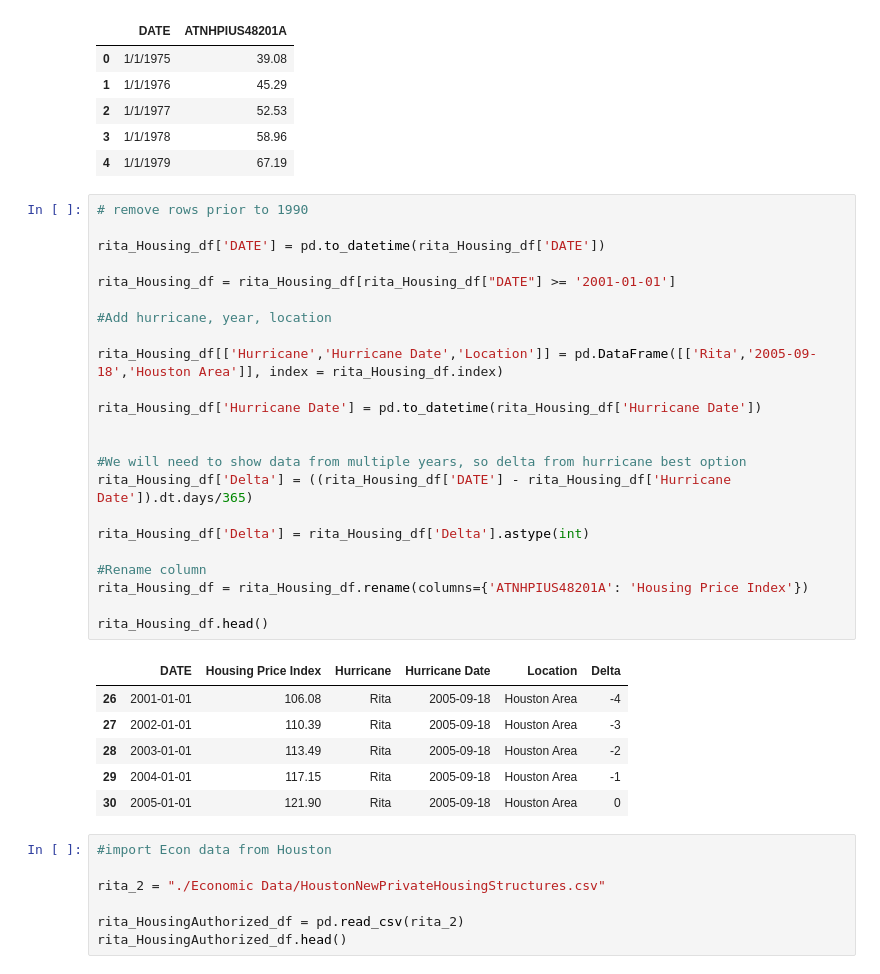
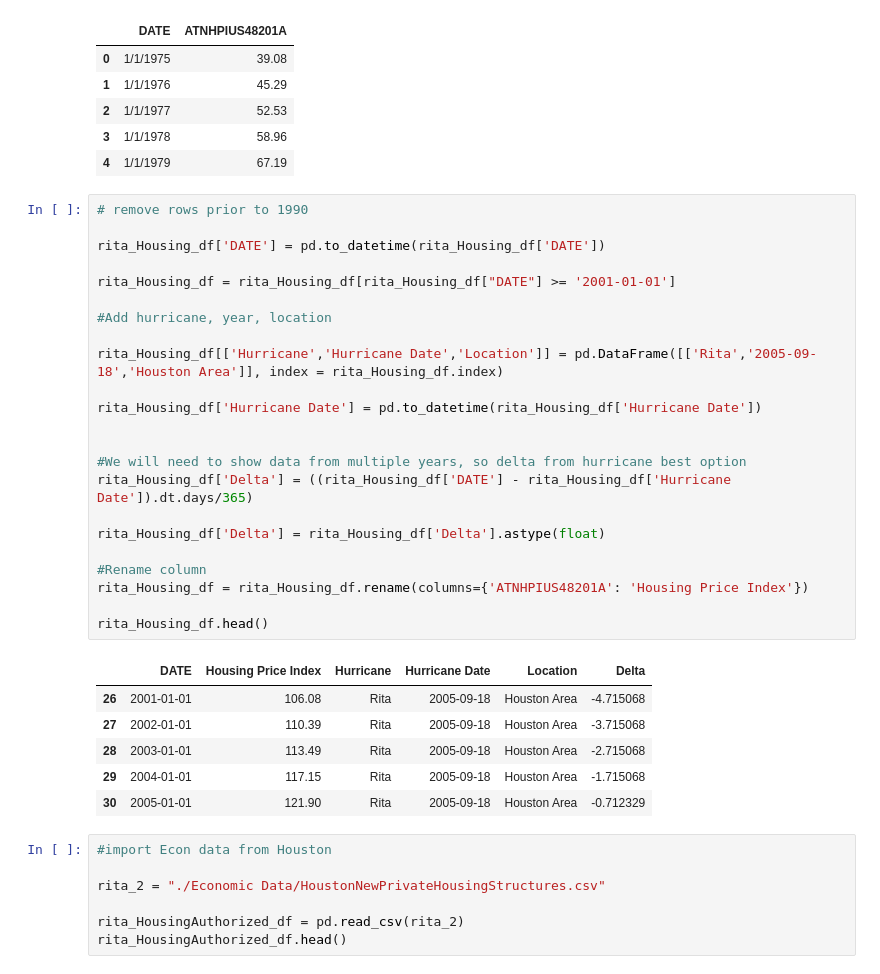
Before and after one commit to mchrzanowski27/Project1, a Jupyter notebook: Project 1 Data Rita.ipynb, the cells around one changed output. Drawn from its saved outputs; the diff is of its cells as text.

```diff
--- a/Project 1 Data Rita.ipynb
+++ b/Project 1 Data Rita.ipynb
@@ -22,33 +22,33 @@ rita_Housing_df.head()
 # %%
 # remove rows prior to 1990
 
 rita_Housing_df['DATE'] = pd.to_datetime(rita_Housing_df['DATE'])
 
 rita_Housing_df = rita_Housing_df[rita_Housing_df["DATE"] >= '2001-01-01']
 
 #Add hurricane, year, location
 
 rita_Housing_df[['Hurricane','Hurricane Date','Location']] = pd.DataFrame([['Rita','2005-09-18','Houston Area']], index = rita_Housing_df.index)
 
 rita_Housing_df['Hurricane Date'] = pd.to_datetime(rita_Housing_df['Hurricane Date'])
 
 
 #We will need to show data from multiple years, so delta from hurricane best option
 rita_Housing_df['Delta'] = ((rita_Housing_df['DATE'] - rita_Housing_df['Hurricane Date']).dt.days/365)
 
-rita_Housing_df['Delta'] = rita_Housing_df['Delta'].astype(int)
+rita_Housing_df['Delta'] = rita_Housing_df['Delta'].astype(float)
 
 #Rename column
 rita_Housing_df = rita_Housing_df.rename(columns={'ATNHPIUS48201A': 'Housing Price Index'})
 
 rita_Housing_df.head()
 # %% [output]
 |  | DATE | Housing Price Index | Hurricane | Hurricane Date | Location | Delta |
-| 26 | 2001-01-01 | 106.08 | Rita | 2005-09-18 | Houston Area | -4 |
-| 27 | 2002-01-01 | 110.39 | Rita | 2005-09-18 | Houston Area | -3 |
-| 28 | 2003-01-01 | 113.49 | Rita | 2005-09-18 | Houston Area | -2 |
-| 29 | 2004-01-01 | 117.15 | Rita | 2005-09-18 | Houston Area | -1 |
-| 30 | 2005-01-01 | 121.90 | Rita | 2005-09-18 | Houston Area | 0 |
+| 26 | 2001-01-01 | 106.08 | Rita | 2005-09-18 | Houston Area | -4.715068 |
+| 27 | 2002-01-01 | 110.39 | Rita | 2005-09-18 | Houston Area | -3.715068 |
+| 28 | 2003-01-01 | 113.49 | Rita | 2005-09-18 | Houston Area | -2.715068 |
+| 29 | 2004-01-01 | 117.15 | Rita | 2005-09-18 | Houston Area | -1.715068 |
+| 30 | 2005-01-01 | 121.90 | Rita | 2005-09-18 | Houston Area | -0.712329 |
 # %%
 #import Econ data from Houston
 
```
Also changed, not shown: parts of 5 cells of this notebook, 6 other files.
